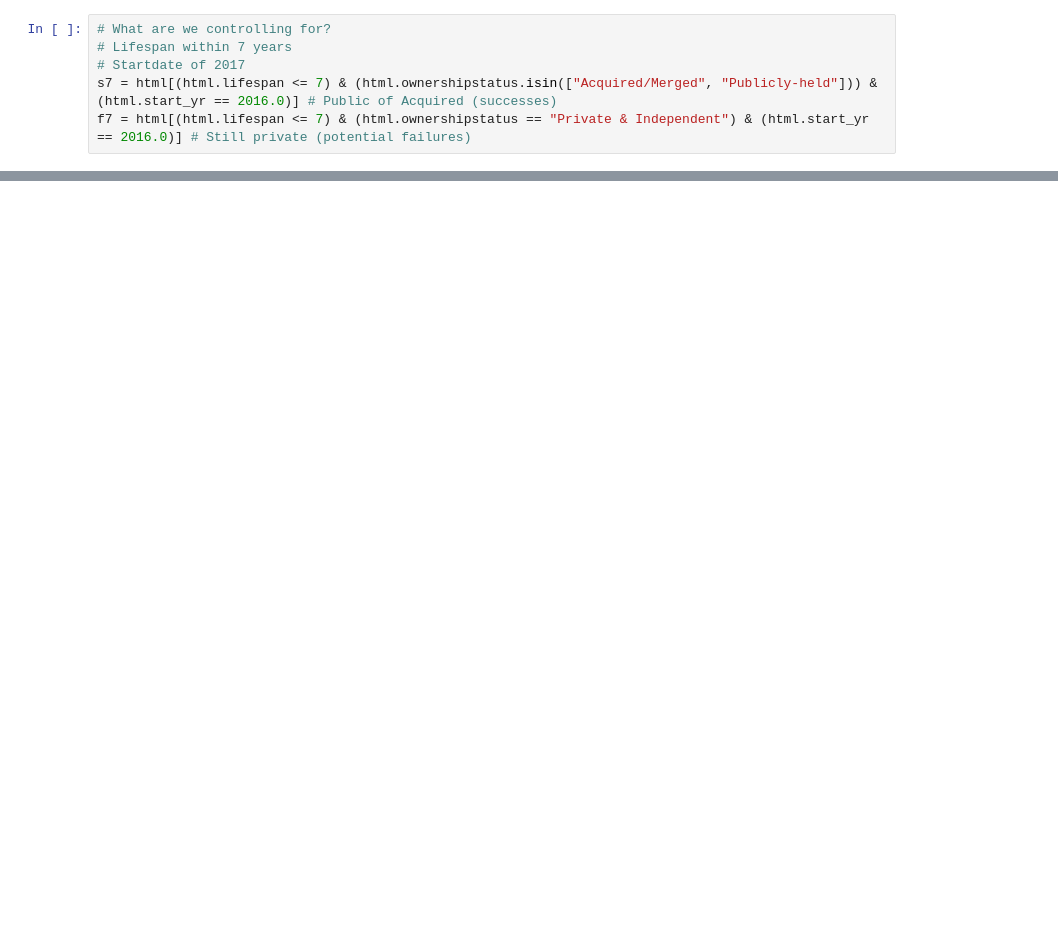
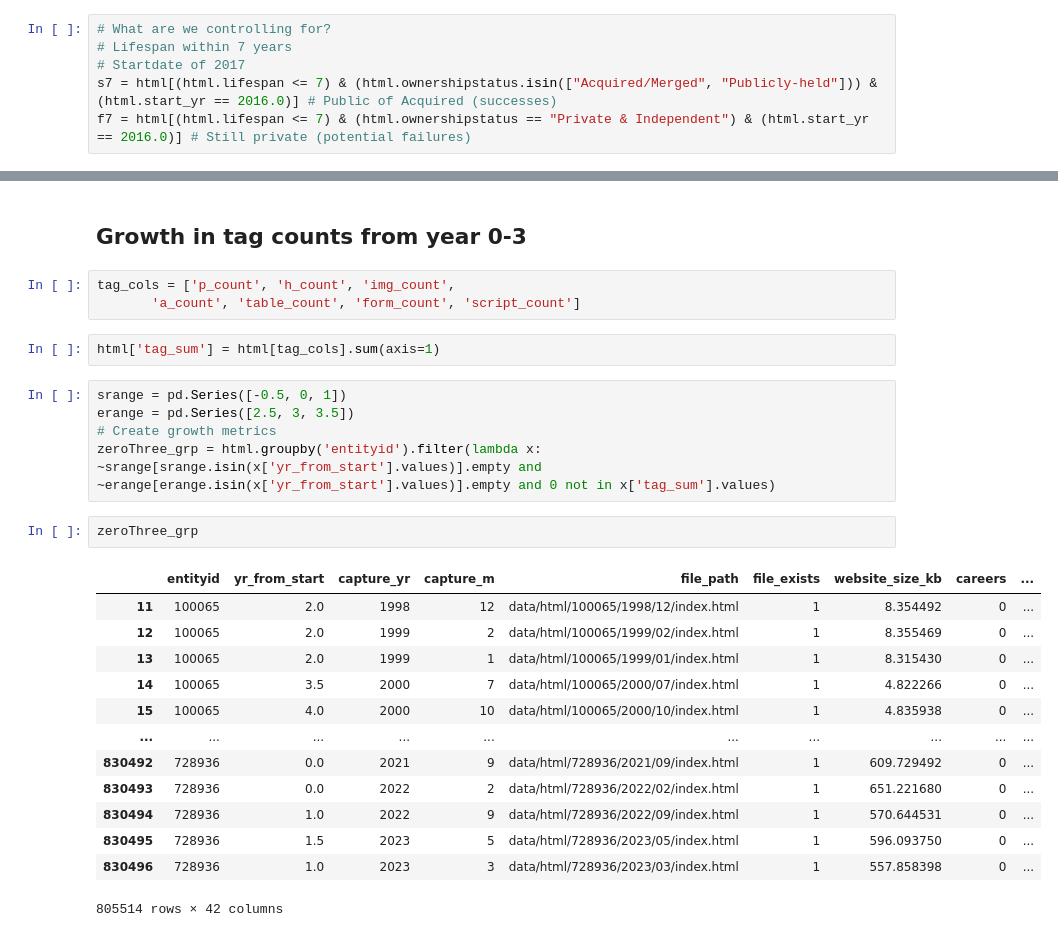
Before and after one commit to charlesmiele/predicting-identifying-startup-failure, a Jupyter notebook: analysis/Regressions.ipynb, the cells around one changed output, grey strips where cells are left out. Cells and saved outputs as stored; diff of their text form; blank space fills up the shorter version.

```diff
--- a/analysis/Regressions.ipynb
+++ b/analysis/Regressions.ipynb
@@ -101,3 +135,31 @@ ax2.legend()
 plt.show()
 # %% [output]
 [figure]
+# %% [markdown]
+## Growth in tag counts from year 0-3
+# %%
+tag_cols = ['p_count', 'h_count', 'img_count',
+       'a_count', 'table_count', 'form_count', 'script_count']
+# %%
+html['tag_sum'] = html[tag_cols].sum(axis=1)
+# %%
+srange = pd.Series([-0.5, 0, 1])
+erange = pd.Series([2.5, 3, 3.5])
+# Create growth metrics
+zeroThree_grp = html.groupby('entityid').filter(lambda x: ~srange[srange.isin(x['yr_from_start'].values)].empty and ~erange[erange.isin(x['yr_from_start'].values)].empty and 0 not in x['tag_sum'].values)
+# %%
+zeroThree_grp
+# %% [output]
+|  | entityid | yr_from_start | capture_yr | capture_m | file_path | file_exists | website_size_kb | careers | ... |
+| 11 | 100065 | 2.0 | 1998 | 12 | data/html/100065/1998/12/index.html | 1 | 8.354492 | 0 | ... |
+| 12 | 100065 | 2.0 | 1999 | 2 | data/html/100065/1999/02/index.html | 1 | 8.355469 | 0 | ... |
+| 13 | 100065 | 2.0 | 1999 | 1 | data/html/100065/1999/01/index.html | 1 | 8.315430 | 0 | ... |
+| 14 | 100065 | 3.5 | 2000 | 7 | data/html/100065/2000/07/index.html | 1 | 4.822266 | 0 | ... |
+| 15 | 100065 | 4.0 | 2000 | 10 | data/html/100065/2000/10/index.html | 1 | 4.835938 | 0 | ... |
+| ... | ... | ... | ... | ... | ... | ... | ... | ... | ... |
+| 830492 | 728936 | 0.0 | 2021 | 9 | data/html/728936/2021/09/index.html | 1 | 609.729492 | 0 | ... |
+| 830493 | 728936 | 0.0 | 2022 | 2 | data/html/728936/2022/02/index.html | 1 | 651.221680 | 0 | ... |
+| 830494 | 728936 | 1.0 | 2022 | 9 | data/html/728936/2022/09/index.html | 1 | 570.644531 | 0 | ... |
+| 830495 | 728936 | 1.5 | 2023 | 5 | data/html/728936/2023/05/index.html | 1 | 596.093750 | 0 | ... |
+| 830496 | 728936 | 1.0 | 2023 | 3 | data/html/728936/2023/03/index.html | 1 | 557.858398 | 0 | ... |
+805514 rows × 42 columns
```
Also changed, not shown: parts of 17 cells of this notebook, 1 other file.
